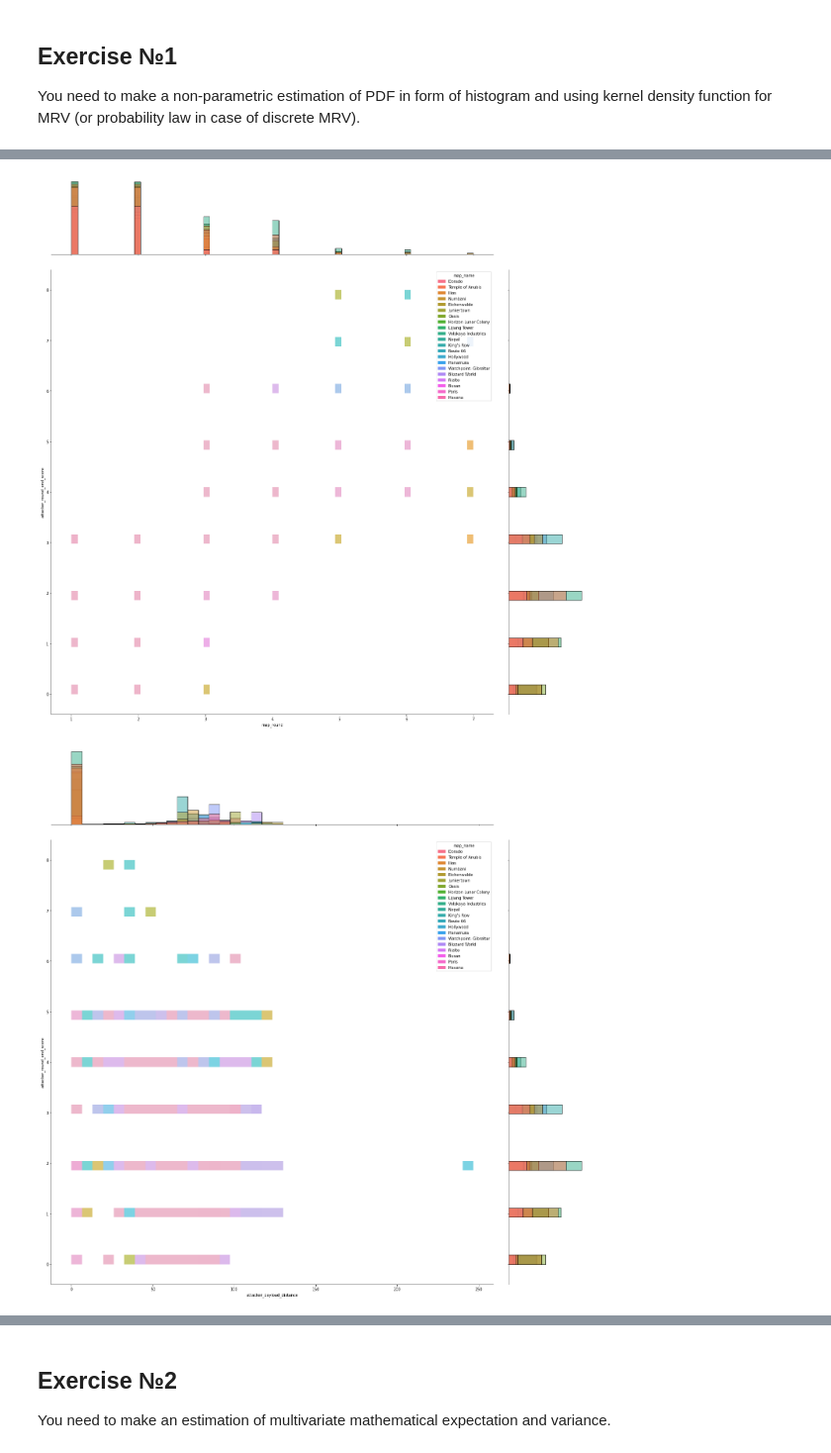
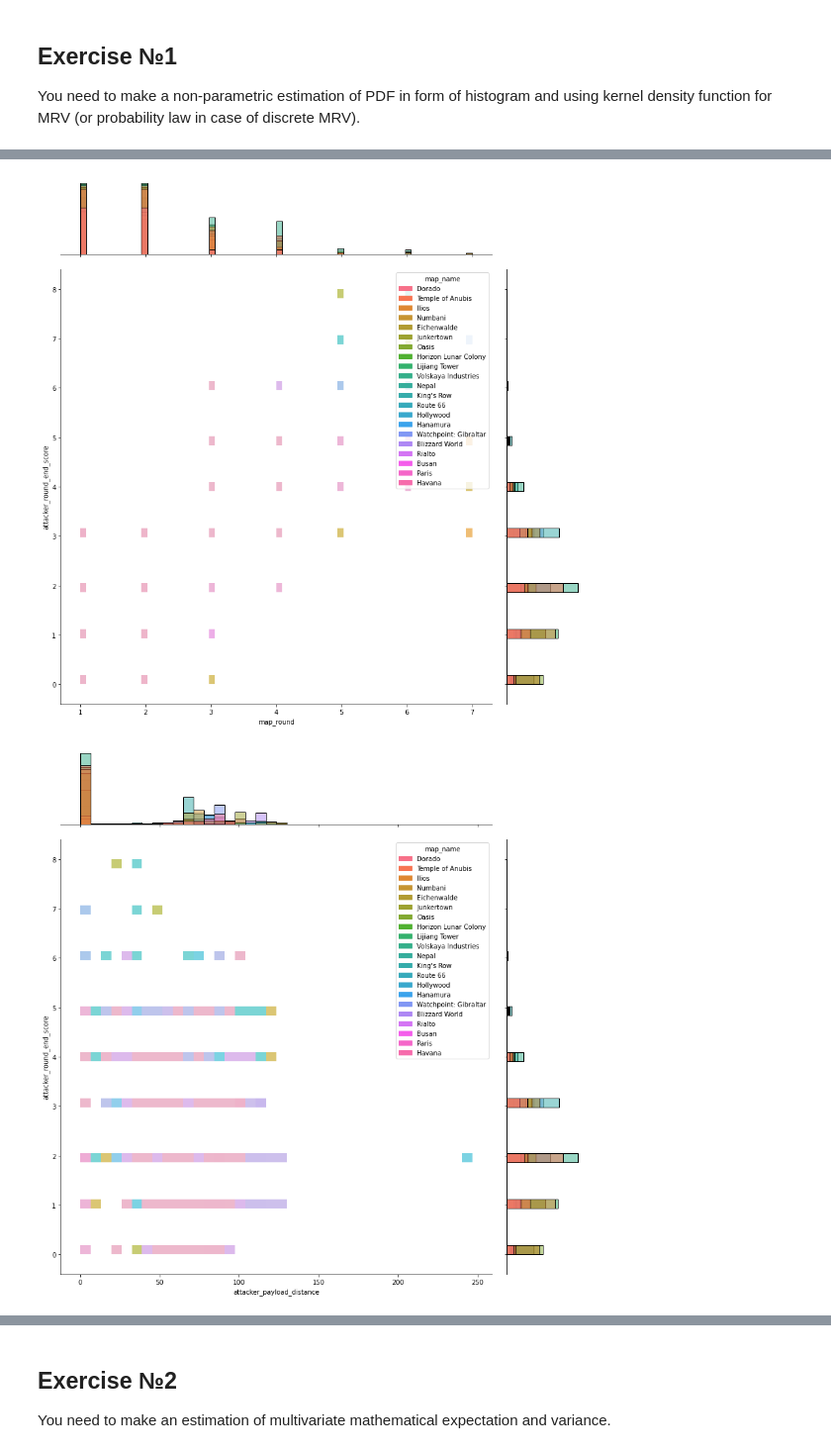
Before and after one commit to vandosik/M-M-MSA, a Jupyter notebook: Lab_2/lab_2.ipynb, the cells around one changed output, grey strips where cells are left out. Shown at 99% size. Drawn from its saved outputs; the diff is of its cells as text; code cells hidden in the pictures.

```diff
--- a/Lab_2/lab_2.ipynb
+++ b/Lab_2/lab_2.ipynb
@@ -125,5 +125,5 @@ You need to make a non-parametric estimation of PDF in form of histogram and usi
 # %%
 ilist = source_df.columns.tolist()
 for i in range(2, len(ilist)):
-    sns.jointplot(data=source_df, x=ilist[i], y='attacker_round_end_score', hue='map_name', height=20, kind="hist")
+    sns.jointplot(data=source_df, x=ilist[i], y='attacker_round_end_score', hue='map_name', height=12, kind="hist")
 # %% [output]
@@ -133,2 +133,2 @@ for i in range(2, len(ilist)):
-[figure, old version]
+[figure, new version]
-[figure, old version]
+[figure, new version]
```
Also changed, not shown: parts of 3 cells of this notebook.
